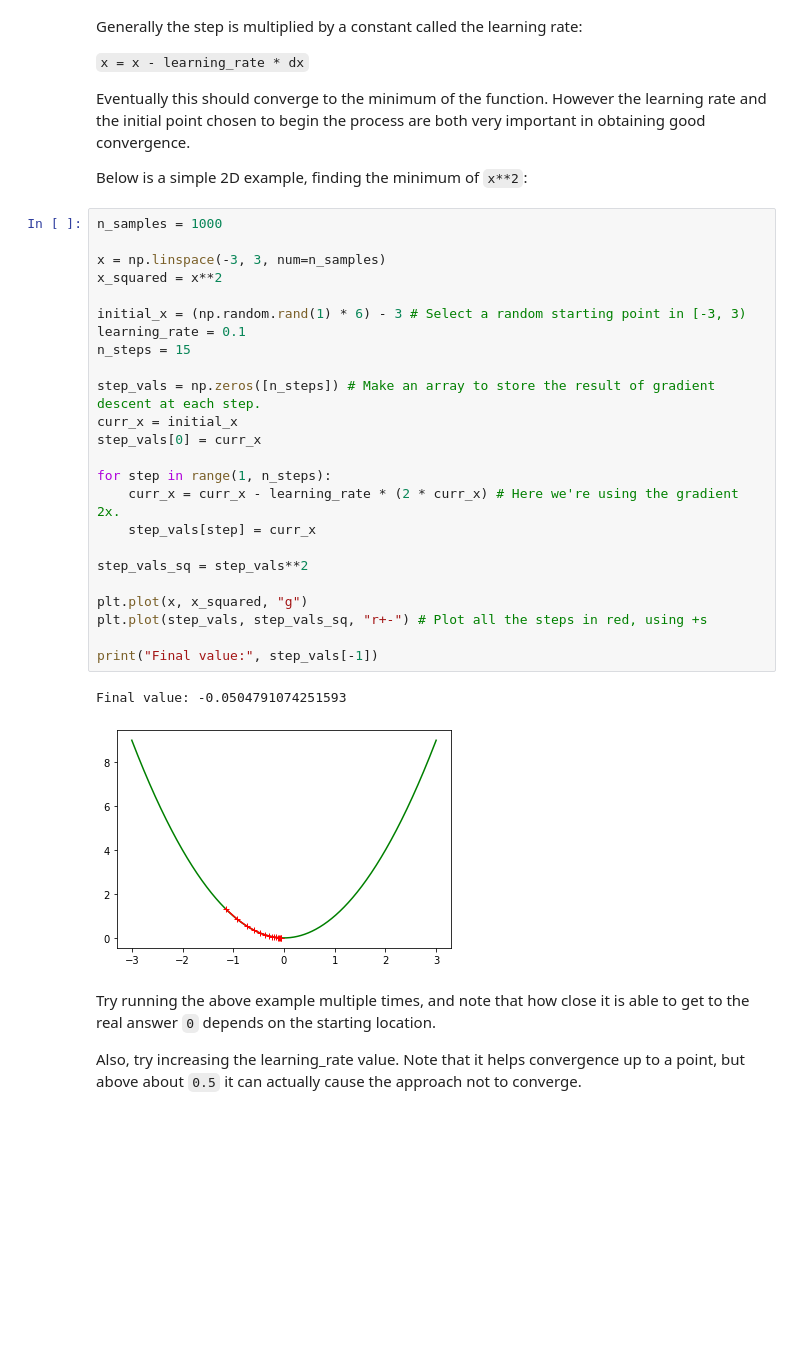
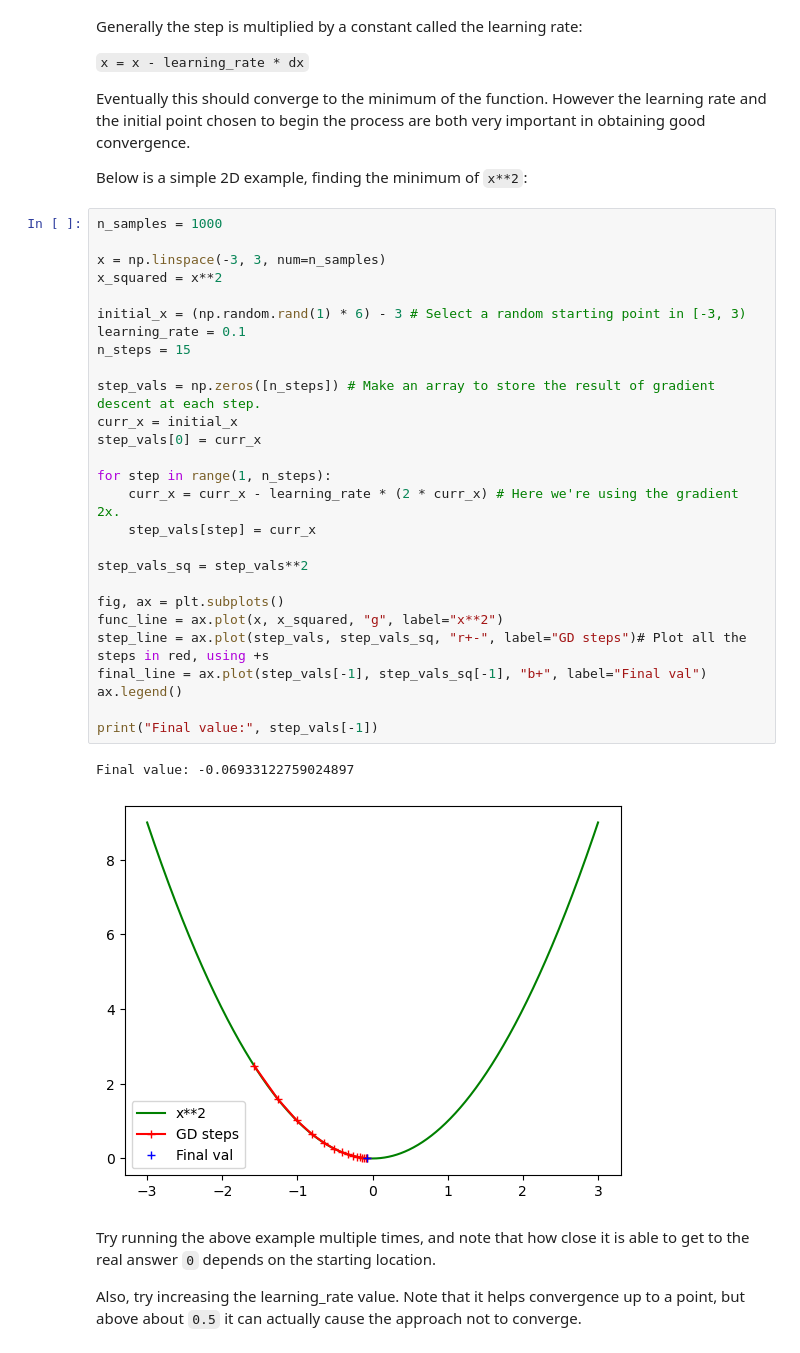
Before and after one commit to drwalton/cgvi-python-intro, a Jupyter notebook: 10_differentiation.ipynb, the cells around one changed output. Cells and saved outputs as stored; diff of their text form; blank space fills up the shorter version.

```diff
--- a/10_differentiation.ipynb
+++ b/10_differentiation.ipynb
@@ -111,30 +119,33 @@ Below is a simple 2D example, finding the minimum of `x**2`:
 # %%
 n_samples = 1000
 
 x = np.linspace(-3, 3, num=n_samples)
 x_squared = x**2
 
 initial_x = (np.random.rand(1) * 6) - 3 # Select a random starting point in [-3, 3)
 learning_rate = 0.1
 n_steps = 15
 
 step_vals = np.zeros([n_steps]) # Make an array to store the result of gradient descent at each step.
 curr_x = initial_x
 step_vals[0] = curr_x
 
 for step in range(1, n_steps):
     curr_x = curr_x - learning_rate * (2 * curr_x) # Here we're using the gradient 2x.
     step_vals[step] = curr_x
 
 step_vals_sq = step_vals**2
 
-plt.plot(x, x_squared, "g")
-plt.plot(step_vals, step_vals_sq, "r+-") # Plot all the steps in red, using +s
+fig, ax = plt.subplots()
+func_line = ax.plot(x, x_squared, "g", label="x**2")
+step_line = ax.plot(step_vals, step_vals_sq, "r+-", label="GD steps")# Plot all the steps in red, using +s
+final_line = ax.plot(step_vals[-1], step_vals_sq[-1], "b+", label="Final val")
+ax.legend()
 
 print("Final value:", step_vals[-1])
 # %% [output]
-Final value: -0.0504791074251593
+Final value: -0.06933122759024897
-[figure, old version]
+[figure, new version]
 # %% [markdown]
 Try running the above example multiple times, and note that how close it is able to get to the real answer `0` depends on the starting location.
 
```
Also changed, not shown: parts of 9 cells of this notebook, 2 other files.
